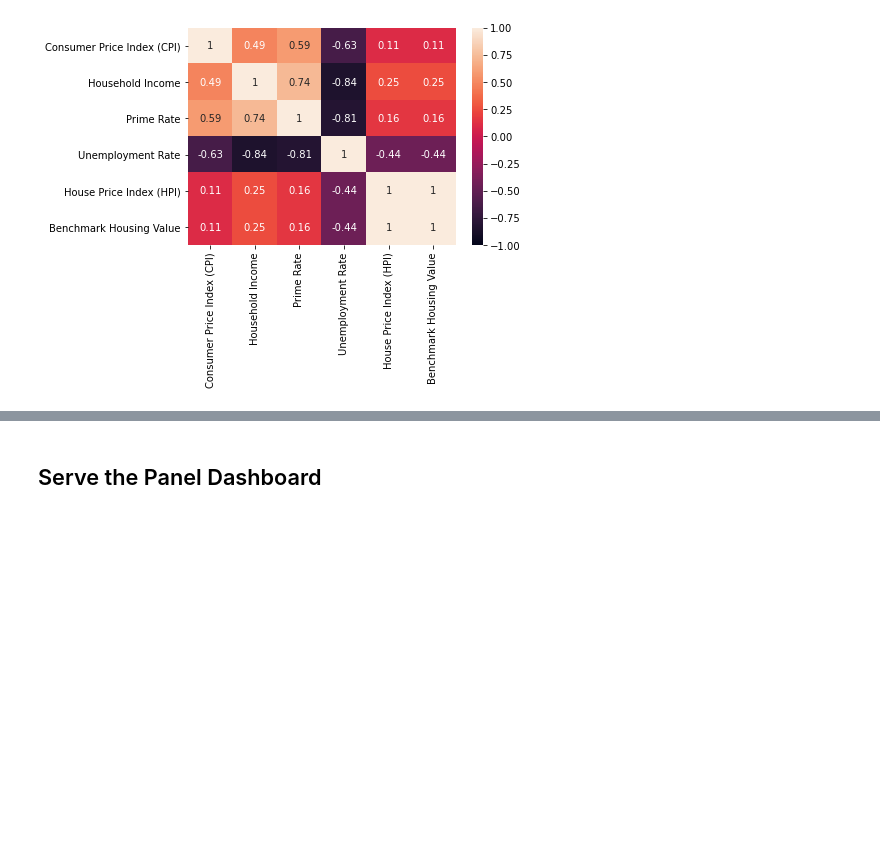
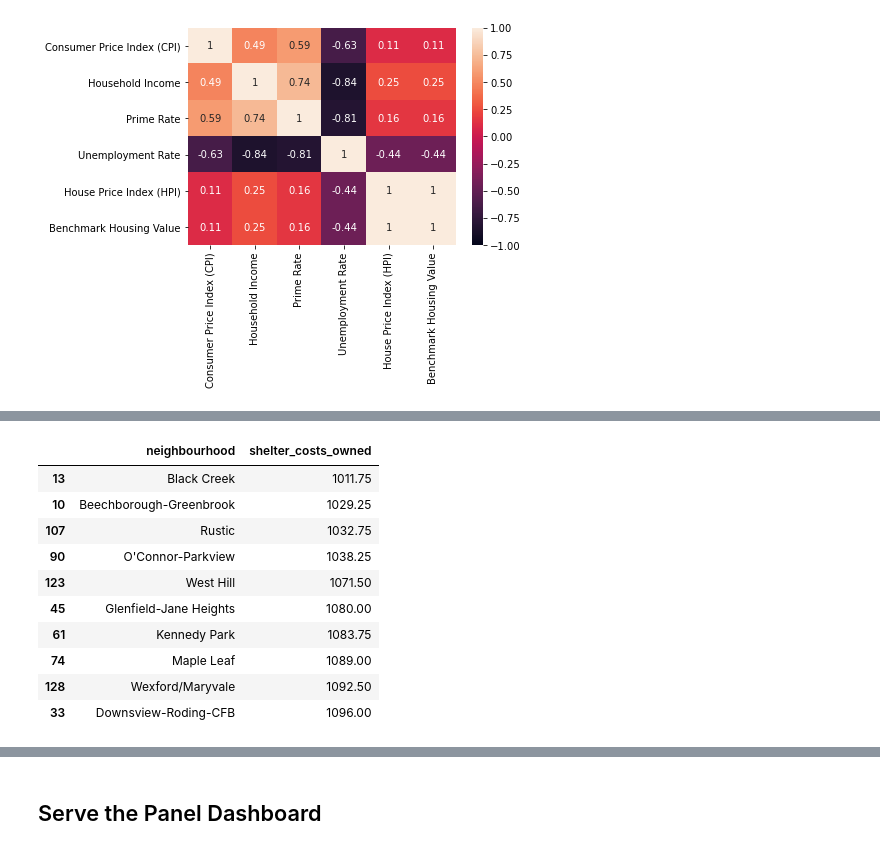
Before and after one commit to FernandaOmalley/Project1, a Jupyter notebook: dashboard.ipynb, the cells around one changed output, grey strips where cells are left out. Cells and saved outputs as stored; diff of their text form; code cells hidden in the pictures; blank space fills up the shorter version.

```diff
--- a/dashboard.ipynb
+++ b/dashboard.ipynb
@@ -253,0 +293,19 @@ macro_variables_analysis = pn.Column(create_line_macro_pct(), create_cor_macro_p
+# %%
+# Calculate the average monthly shelter costs for owned dwellings, show 10 more affordable
+avg_monthly_costs_owned= GTA_data[['shelter_costs_owned']].groupby(["neighbourhood"]).mean()
+avg_monthly_costs_owned.reset_index(inplace=True)
+avg_monthly_costs_owned.sort_values(by='shelter_costs_owned', ascending=True, inplace=True)
+#average_monthly_costs.sort_values(by='shelter_costs_rented', ascending=True, inplace=True)
+avg_monthly_costs_owned.head(10)
+# %% [output]
+|  | neighbourhood | shelter_costs_owned |
+| 13 | Black Creek | 1011.75 |
+| 10 | Beechborough-Greenbrook | 1029.25 |
+| 107 | Rustic | 1032.75 |
+| 90 | O'Connor-Parkview | 1038.25 |
+| 123 | West Hill | 1071.50 |
+| 45 | Glenfield-Jane Heights | 1080.00 |
+| 61 | Kennedy Park | 1083.75 |
+| 74 | Maple Leaf | 1089.00 |
+| 128 | Wexford/Maryvale | 1092.50 |
+| 33 | Downsview-Roding-CFB | 1096.00 |
```
Also changed, not shown: parts of 7 cells of this notebook.
